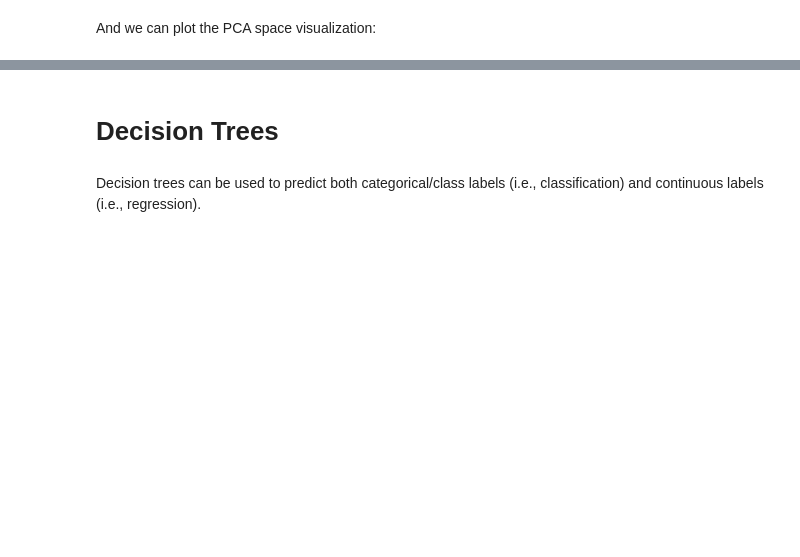
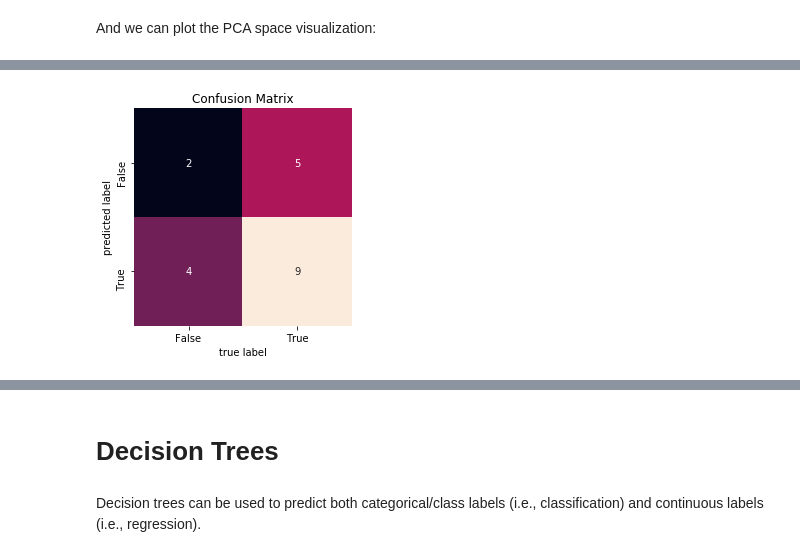
Before and after one commit to luisesanmartin/Content-Analysis-2020, a Jupyter notebook: week-3/3-Classification.ipynb, the cells around one changed output, grey strips where cells are left out. Cells and saved outputs as stored; diff of their text form; code cells hidden in the pictures; blank space fills up the shorter version.

```diff
--- a/week-3/3-Classification.ipynb
+++ b/week-3/3-Classification.ipynb
@@ -1055,0 +1178,3 @@ For future homework submissions, I'll take care to increase this sample size in
+# %%
+TFVects_test = TFVectorizer.transform(train_df_nb['sentence'])
+train_df_nb['vect'] = [np.array(v).flatten() for v in TFVects_test.todense()]
@@ -1055,0 +1186,3 @@ For future homework submissions, I'll take care to increase this sample size in
+# %%
+naiveBayes = sklearn.naive_bayes.BernoulliNB()
+naiveBayes.fit(np.stack(train_df_nb['vect'], axis=0), train_df_nb['category'])
@@ -1055,0 +1191,3 @@ For future homework submissions, I'll take care to increase this sample size in
+# %%
+TFVects_test = TFVectorizer.transform(test_df_nb['sentence'])
+test_df_nb['vect'] = [np.array(v).flatten() for v in TFVects_test.todense()]
@@ -1055,0 +1250,4 @@ For future homework submissions, I'll take care to increase this sample size in
+# %%
+lucem_illud_2020.plotConfusionMatrix(naiveBayes, test_df_nb)
+# %% [output]
+[figure, added]
```
Also changed, not shown: parts of 115 cells of this notebook.
